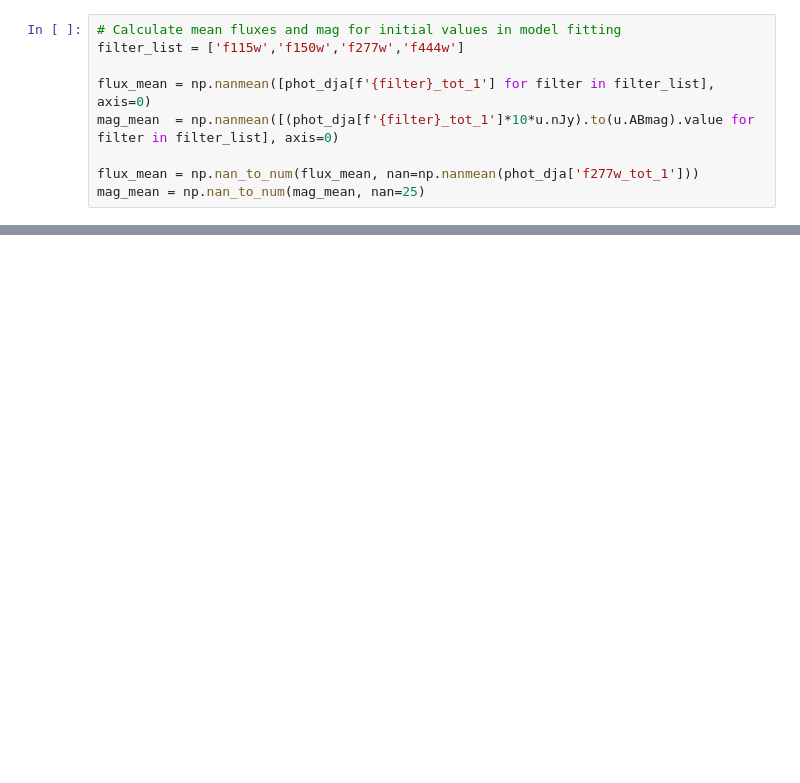
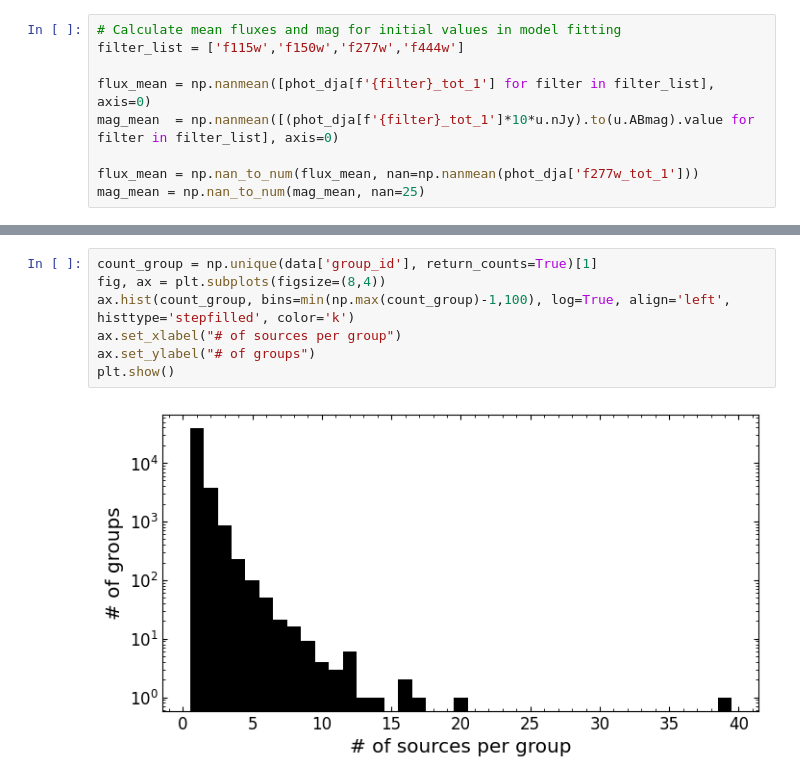
Before and after one commit to AstroAure/DJA-SEpp, a Jupyter notebook: 04.1_AssociationCatalog.ipynb, the cells around one changed output, grey strips where cells are left out. Saved outputs shown, nothing was run; the diff lists cells and outputs as text; blank space fills up the shorter version.

```diff
--- a/04.1_AssociationCatalog.ipynb
+++ b/04.1_AssociationCatalog.ipynb
@@ -96,0 +114,9 @@ ascii.write(data, f"/home/aurelien/DAWN/DJA_SE++/catalog/{field}/{fname}_assoc-c
+# %%
+count_group = np.unique(data['group_id'], return_counts=True)[1]
+fig, ax = plt.subplots(figsize=(8,4))
+ax.hist(count_group, bins=min(np.max(count_group)-1,100), log=True, align='left', histtype='stepfilled', color='k')
+ax.set_xlabel("# of sources per group")
+ax.set_ylabel("# of groups")
+plt.show()
+# %% [output]
+[figure, added]
```
Also changed, not shown: parts of 6 cells of this notebook, 5 other files.
